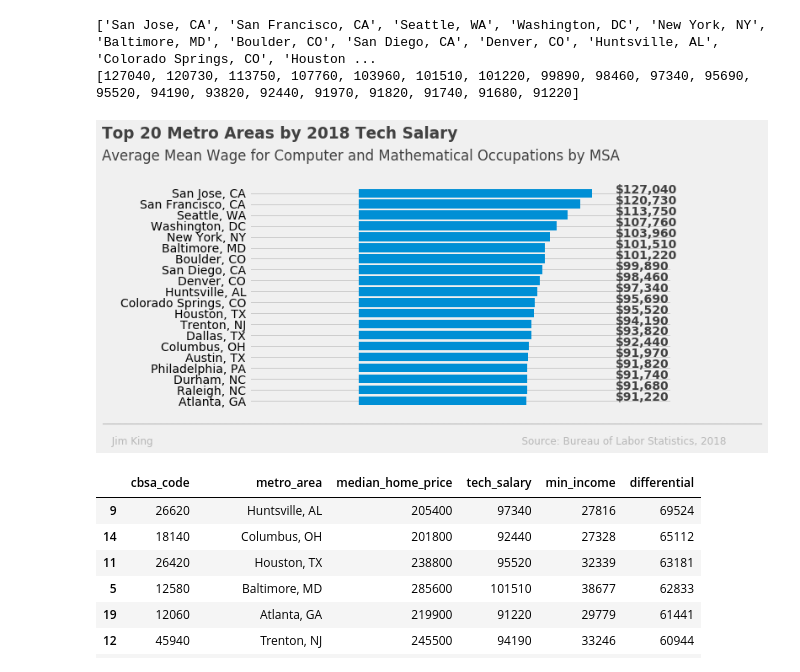
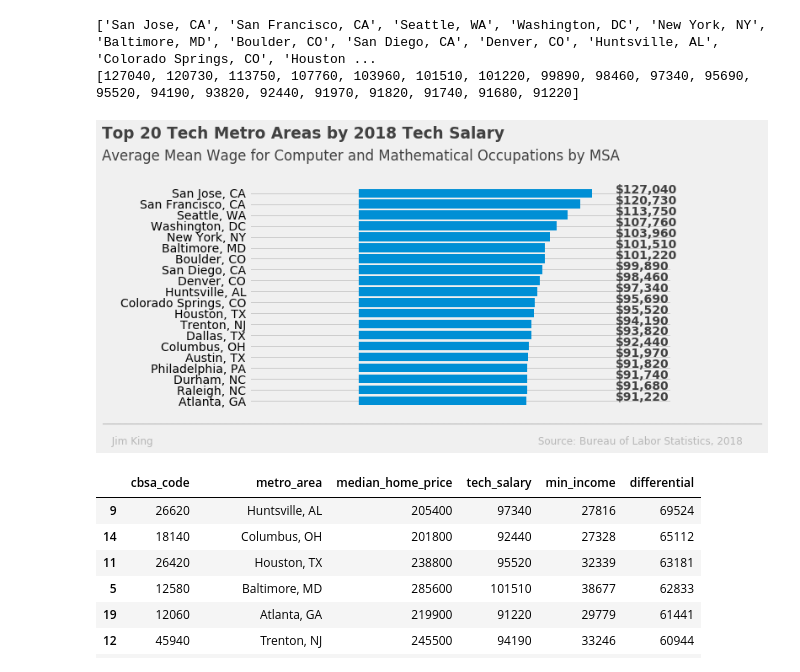
Before and after one commit to Ahdeny/SF_Real_Estate_Project, a Jupyter notebook: National_Salary_vs_Housing.ipynb, the cells around one changed output. Cells and saved outputs as stored; diff of their text form; code cells hidden in the pictures.

```diff
--- a/National_Salary_vs_Housing.ipynb
+++ b/National_Salary_vs_Housing.ipynb
@@ -221,36 +221,36 @@ x_pos = salary[::-1]
 # Plot the data
 plt.barh(y_pos, salary)
 
 # Y axis past 0 & above 20 -- grid line will pass 0 & 20 marker
 plt.ylim(-2,25)
 plt.xlim(-60000, 170000)
 
 # Y-labels to only these
 plt.yticks(y_pos, metro_area);
 
 # X-labels and changing label names
 ax.set_xticks([])
 
 # Plot amounts
 for i, v in enumerate(y_pos):
     ax.text(v + 140000, i + 0, '${:,.0f}'.format(x_pos[i]), color='#414141', fontweight='bold')
 
 # Title text
-ax.text(x=-140000, y=24, s="Top 20 Metro Areas by 2018 Tech Salary", fontsize=18.5, fontweight='semibold', color='#414141')
+ax.text(x=-140000, y=24, s="Top 20 Tech Metro Areas by 2018 Tech Salary", fontsize=18.5, fontweight='semibold', color='#414141')
 
 # Subtitle text
 ax.text(x=-140000, y=22, s='Average Mean Wage for Computer and Mathematical Occupations by MSA', fontsize=16.5, color='#414141');
 
 # The other signature bar
 ax.text(x = -140000, y = -2,
     s = '________________________________________________________________________________________________________________',
     color = 'grey', alpha = .5)
 
 ax.text(x = -140000, y = -4,
-    s = '   Jim King                                                                                                                 Source: Bureau of Labor Statistics, 2018   ',
+    s = '   Jim King                                                                                                                      Source: Bureau of Labor Statistics, 2018   ',
     fontsize = 12, color = 'grey', alpha = .5);
 # %% [output]
-[figure, old version]
+[figure, new version]
 # %%
 top_salaries = top_salaries.sort_values(by=['differential'], ascending=False)[:20]
 top_salaries.head(25)
```
Also changed, not shown: parts of 2 cells of this notebook.
